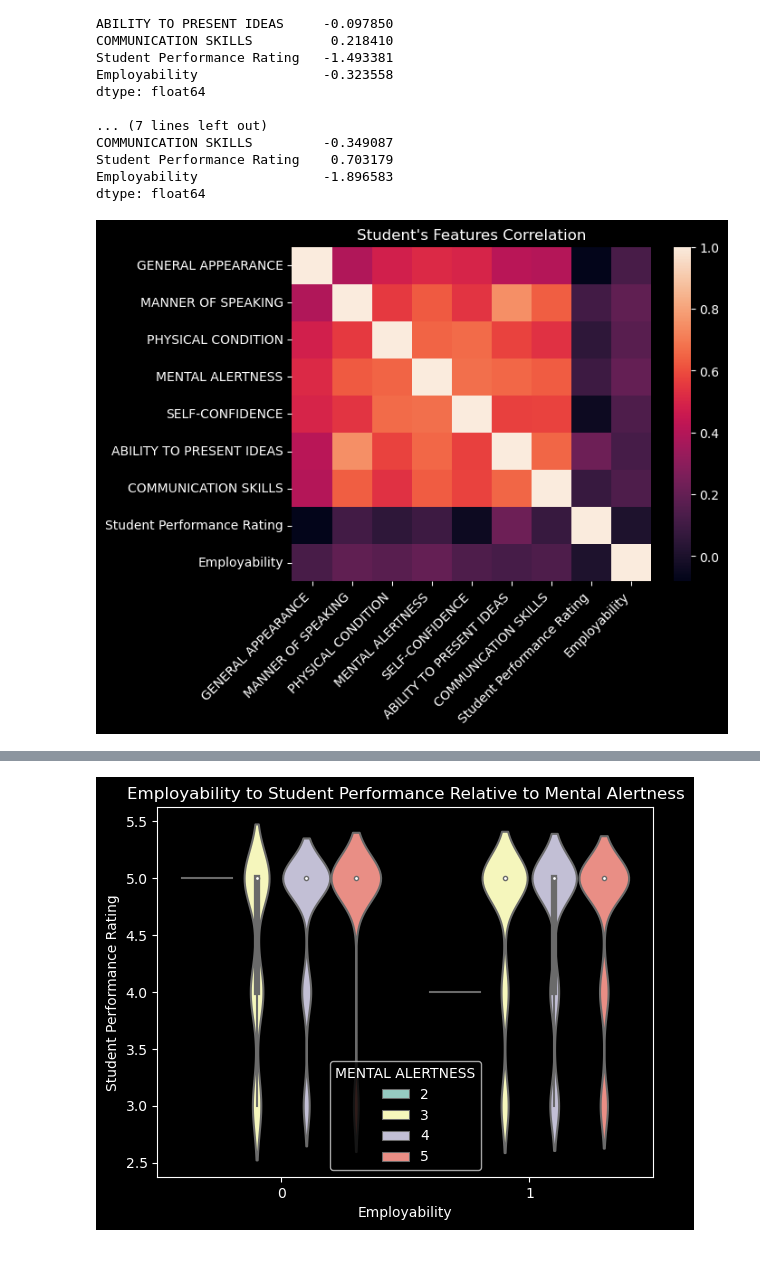
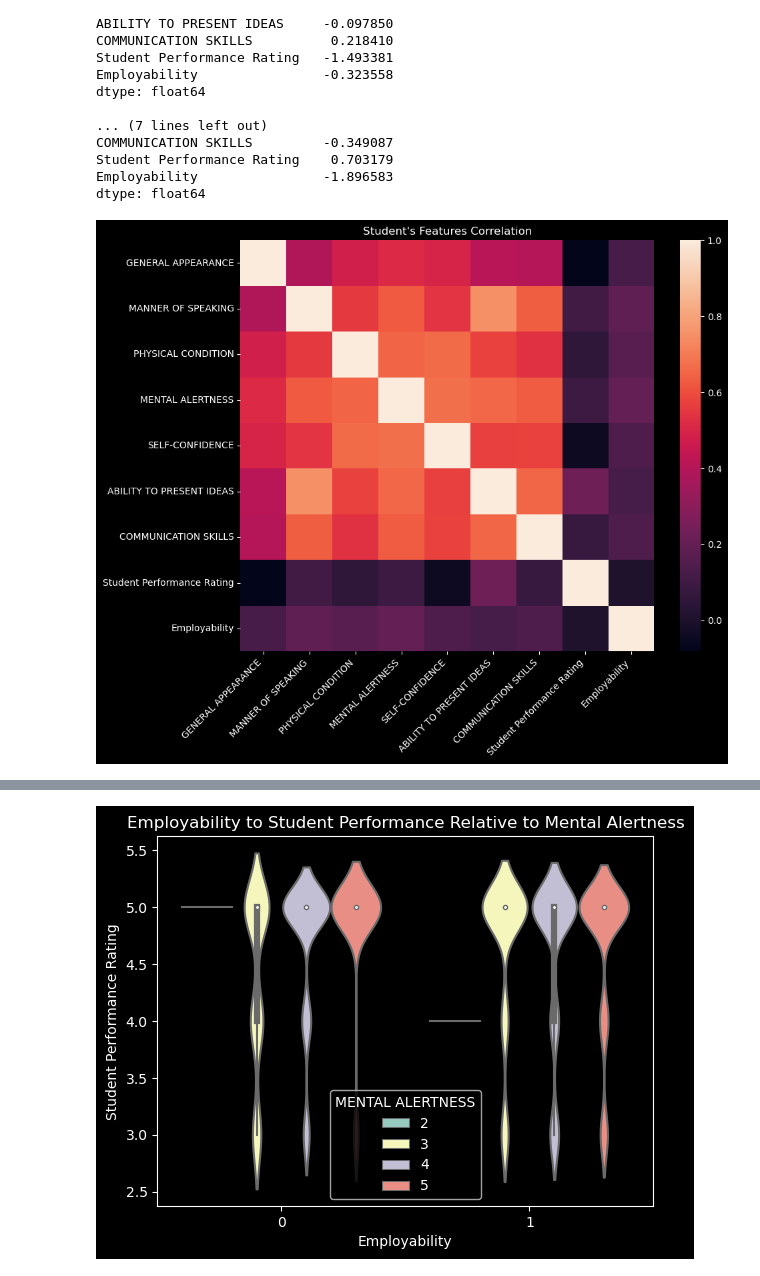
Before and after one commit to Ainzyy/Big-Data, a Jupyter notebook: Big Data (EDA)/EDA.ipynb, the cells around one changed output, grey strips where cells are left out. Cells and saved outputs as stored; diff of their text form; code cells hidden in the pictures.

```diff
--- a/Big Data (EDA)/EDA.ipynb
+++ b/Big Data (EDA)/EDA.ipynb
@@ -161,16 +161,17 @@ dtype: float64
 # %%
 # As we can see from above, the data are mostly NEGATIVELY SKEWED.
 # Negatively skewed means it does not follow the normal distribution
 
 # Thus, we will use the Spearman's Correlation
 spearmanCorr = df.corr(method='spearman')
+plt.figure(figsize=(10, 8))
 sns.heatmap(spearmanCorr)
 plt.title("Student's Features Correlation")
 plt.xticks(rotation=45, ha='right')
-plt.savefig("[3] Student's Features Correlation.png")
+plt.savefig("[3] Student's Features Correlation.png", bbox_inches='tight', dpi=300)
 plt.show()
 # %% [output]
-[figure, old version]
+[figure, new version]
 # %%
 # As seen in the Correlation Graph,
 # there is a low correlation across all student features for Student Performance except for Ability to Present Ideas
```
Also changed, not shown: parts of 2 cells of this notebook, 3 other files.
